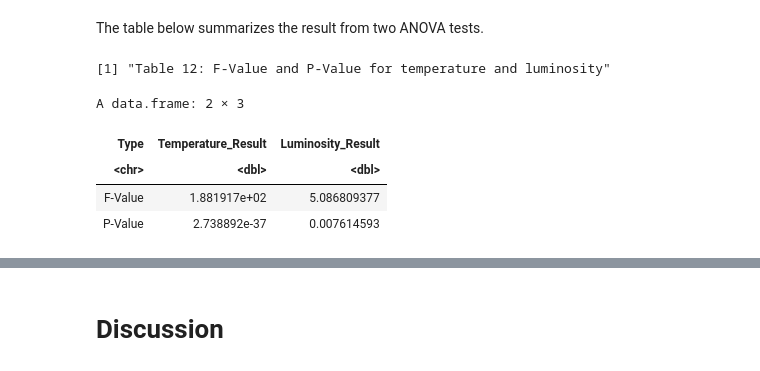
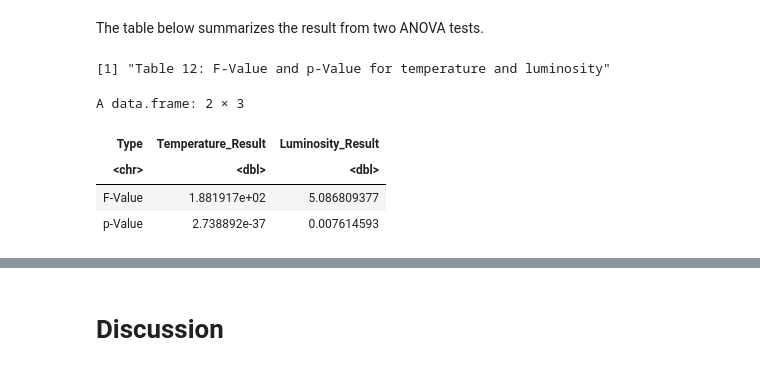
Before and after one commit to dliviya/STAT201-Dwarf_Star_Classification, a Jupyter notebook: analysisNew.ipynb, the cells around one changed output, grey strips where cells are left out. Cells and saved outputs as stored; diff of their text form; code cells hidden in the pictures.

```diff
--- a/analysisNew.ipynb
+++ b/analysisNew.ipynb
@@ -448,16 +336,16 @@ After performing ANOVA test on luminosity, we obtained the F-value = 5.09, and t
 The table below summarizes the result from two ANOVA tests.
 # %%
 # Result table to show the obtained F-values and P-values
-table <- data.frame (Type  = c("F-Value", "P-Value"),
+table <- data.frame (Type  = c("F-Value", "p-Value"),
                      Temperature_Result = c(f_stat_temp, anova_pval_temp),
                      Luminosity_Result = c(f_stat_lumi, anova_pval_lumi))
-print("Table 12: F-Value and P-Value for temperature and luminosity")
+print("Table 12: F-Value and p-Value for temperature and luminosity")
 table
 # %% [output]
-[1] "Table 12: F-Value and P-Value for temperature and luminosity"
+[1] "Table 12: F-Value and p-Value for temperature and luminosity"
 A data.frame: 2 × 3
 | Type | Temperature_Result | Luminosity_Result |
 | <chr> | <dbl> | <dbl> |
 | F-Value | 1.881917e+02 | 5.086809377 |
-| P-Value | 2.738892e-37 | 0.007614593 |
+| p-Value | 2.738892e-37 | 0.007614593 |
 # %% [markdown]
```
Also changed, not shown: parts of 24 cells of this notebook.
